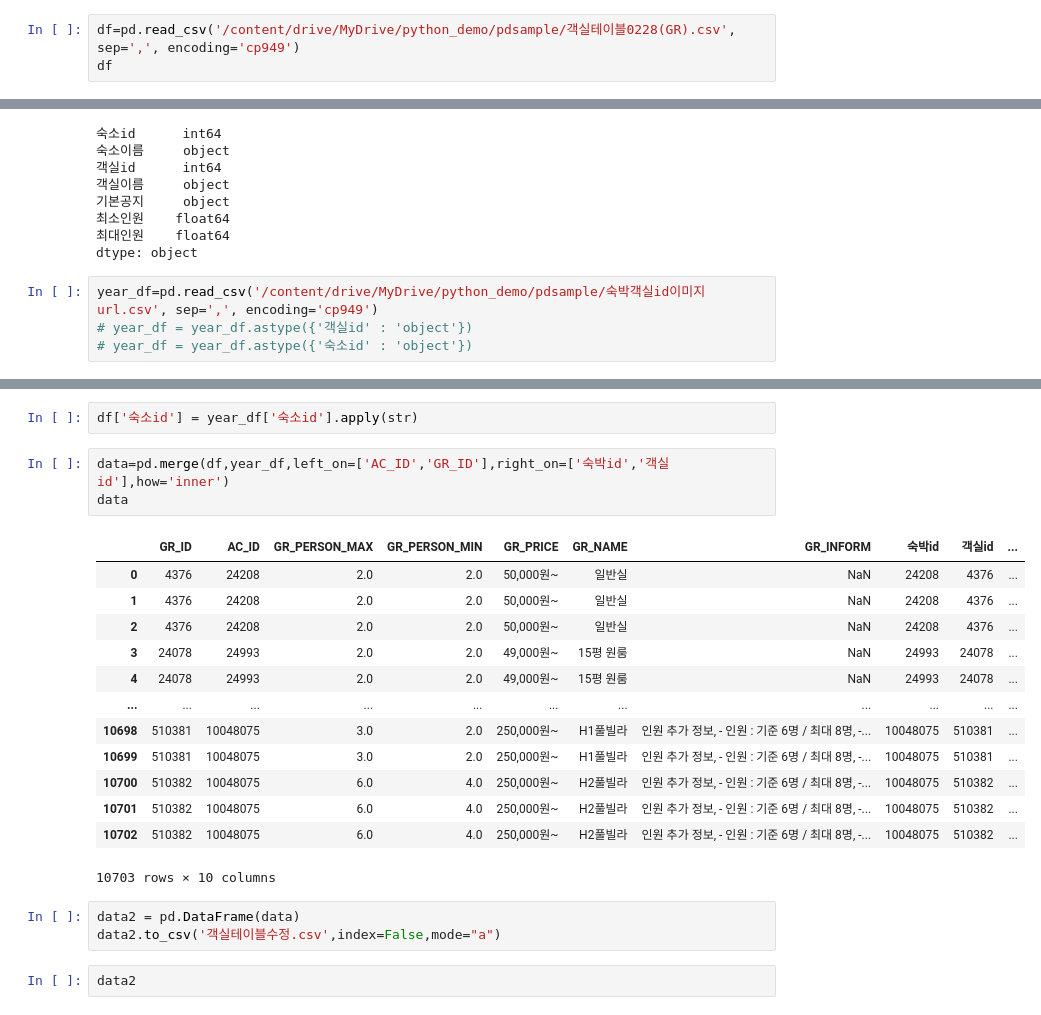
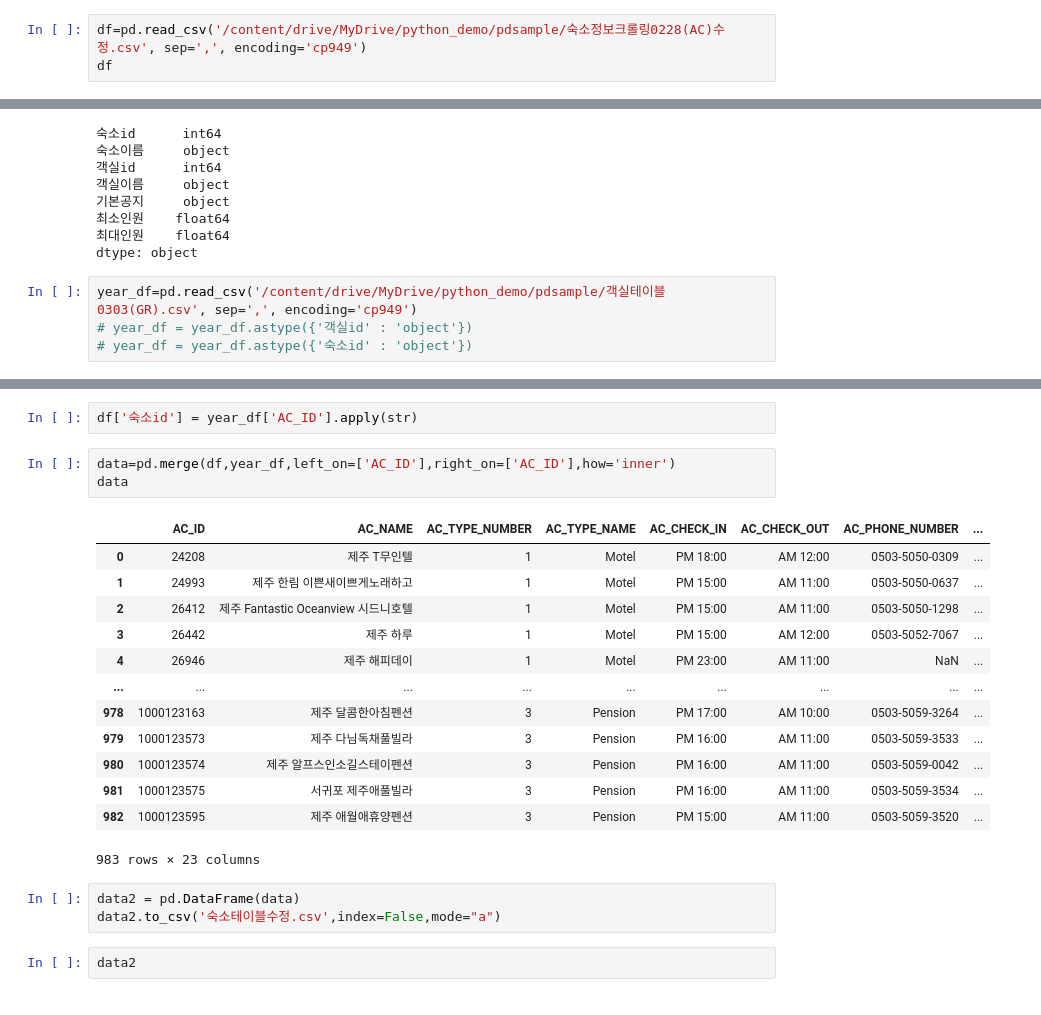
Before and after one commit to jasen8651/myfirstproject, a Jupyter notebook: Untitled26.ipynb, the cells around one changed output, grey strips where cells are left out. Drawn from its saved outputs; the diff is of its cells as text.

```diff
--- a/Untitled26.ipynb
+++ b/Untitled26.ipynb
@@ -17,6 +17,6 @@ import pandas as pd
 # df=pd.read_csv('/content/drive/MyDrive/python_demo/pdsample/숙소정보크롤링.csv', sep=',', encoding='cp949')
 # df
 # %%
-df=pd.read_csv('/content/drive/MyDrive/python_demo/pdsample/객실테이블0228(GR).csv', sep=',', encoding='cp949')
+df=pd.read_csv('/content/drive/MyDrive/python_demo/pdsample/숙소정보크롤링0228(AC)수정.csv', sep=',', encoding='cp949')
 df
 # %% [output]
@@ -53,7 +53,7 @@ year_df.dtypes
 최대인원    float64
 dtype: object
 # %%
-year_df=pd.read_csv('/content/drive/MyDrive/python_demo/pdsample/숙박객실id이미지url.csv', sep=',', encoding='cp949')
+year_df=pd.read_csv('/content/drive/MyDrive/python_demo/pdsample/객실테이블0303(GR).csv', sep=',', encoding='cp949')
 # year_df = year_df.astype({'객실id' : 'object'})
 # year_df = year_df.astype({'숙소id' : 'object'})
 # %%
@@ -75,25 +75,25 @@ year_df
 # %%
-df['숙소id'] = year_df['숙소id'].apply(str)
+df['숙소id'] = year_df['AC_ID'].apply(str)
 # %%
-data=pd.merge(df,year_df,left_on=['AC_ID','GR_ID'],right_on=['숙박id','객실id'],how='inner')
+data=pd.merge(df,year_df,left_on=['AC_ID'],right_on=['AC_ID'],how='inner')
 data
 # %% [output]
-|  | GR_ID | AC_ID | GR_PERSON_MAX | GR_PERSON_MIN | GR_PRICE | GR_NAME | GR_INFORM | 숙박id | 객실id | ... |
-| 0 | 4376 | 24208 | 2.0 | 2.0 | 50,000원~ | 일반실 | NaN | 24208 | 4376 | ... |
-| 1 | 4376 | 24208 | 2.0 | 2.0 | 50,000원~ | 일반실 | NaN | 24208 | 4376 | ... |
-| 2 | 4376 | 24208 | 2.0 | 2.0 | 50,000원~ | 일반실 | NaN | 24208 | 4376 | ... |
-| 3 | 24078 | 24993 | 2.0 | 2.0 | 49,000원~ | 15평 원룸 | NaN | 24993 | 24078 | ... |
-| 4 | 24078 | 24993 | 2.0 | 2.0 | 49,000원~ | 15평 원룸 | NaN | 24993 | 24078 | ... |
-| ... | ... | ... | ... | ... | ... | ... | ... | ... | ... | ... |
-| 10698 | 510381 | 10048075 | 3.0 | 2.0 | 250,000원~ | H1풀빌라 | 인원 추가 정보, - 인원 : 기준 6명 / 최대 8명, -... | 10048075 | 510381 | ... |
-| 10699 | 510381 | 10048075 | 3.0 | 2.0 | 250,000원~ | H1풀빌라 | 인원 추가 정보, - 인원 : 기준 6명 / 최대 8명, -... | 10048075 | 510381 | ... |
-| 10700 | 510382 | 10048075 | 6.0 | 4.0 | 250,000원~ | H2풀빌라 | 인원 추가 정보, - 인원 : 기준 6명 / 최대 8명, -... | 10048075 | 510382 | ... |
-| 10701 | 510382 | 10048075 | 6.0 | 4.0 | 250,000원~ | H2풀빌라 | 인원 추가 정보, - 인원 : 기준 6명 / 최대 8명, -... | 10048075 | 510382 | ... |
-| 10702 | 510382 | 10048075 | 6.0 | 4.0 | 250,000원~ | H2풀빌라 | 인원 추가 정보, - 인원 : 기준 6명 / 최대 8명, -... | 10048075 | 510382 | ... |
+|  | AC_ID | AC_NAME | AC_TYPE_NUMBER | AC_TYPE_NAME | AC_CHECK_IN | AC_CHECK_OUT | AC_PHONE_NUMBER | ... |
+| 0 | 24208 | 제주 T무인텔 | 1 | Motel | PM 18:00 | AM 12:00 | 0503-5050-0309 | ... |
+| 1 | 24993 | 제주 한림 이쁜새이쁘게노래하고 | 1 | Motel | PM 15:00 | AM 11:00 | 0503-5050-0637 | ... |
+| 2 | 26412 | 제주 Fantastic Oceanview 시드니호텔 | 1 | Motel | PM 15:00 | AM 11:00 | 0503-5050-1298 | ... |
+| 3 | 26442 | 제주 하루 | 1 | Motel | PM 15:00 | AM 12:00 | 0503-5052-7067 | ... |
+| 4 | 26946 | 제주 해피데이 | 1 | Motel | PM 23:00 | AM 11:00 | NaN | ... |
+| ... | ... | ... | ... | ... | ... | ... | ... | ... |
+| 978 | 1000123163 | 제주 달콤한아침펜션 | 3 | Pension | PM 17:00 | AM 10:00 | 0503-5059-3264 | ... |
+| 979 | 1000123573 | 제주 다님독채풀빌라 | 3 | Pension | PM 16:00 | AM 11:00 | 0503-5059-3533 | ... |
+| 980 | 1000123574 | 제주 알프스인소길스테이펜션 | 3 | Pension | PM 16:00 | AM 11:00 | 0503-5059-0042 | ... |
+| 981 | 1000123575 | 서귀포 제주애풀빌라 | 3 | Pension | PM 16:00 | AM 11:00 | 0503-5059-3534 | ... |
+| 982 | 1000123595 | 제주 애월애휴양펜션 | 3 | Pension | PM 15:00 | AM 11:00 | 0503-5059-3520 | ... |
-10703 rows × 10 columns
+983 rows × 23 columns
 # %%
 data2 = pd.DataFrame(data)
-data2.to_csv('객실테이블수정.csv',index=False,mode="a")
+data2.to_csv('숙소테이블수정.csv',index=False,mode="a")
 # %%
 data2
 # %% [output]
```
Also changed, not shown: parts of 2 cells of this notebook.
